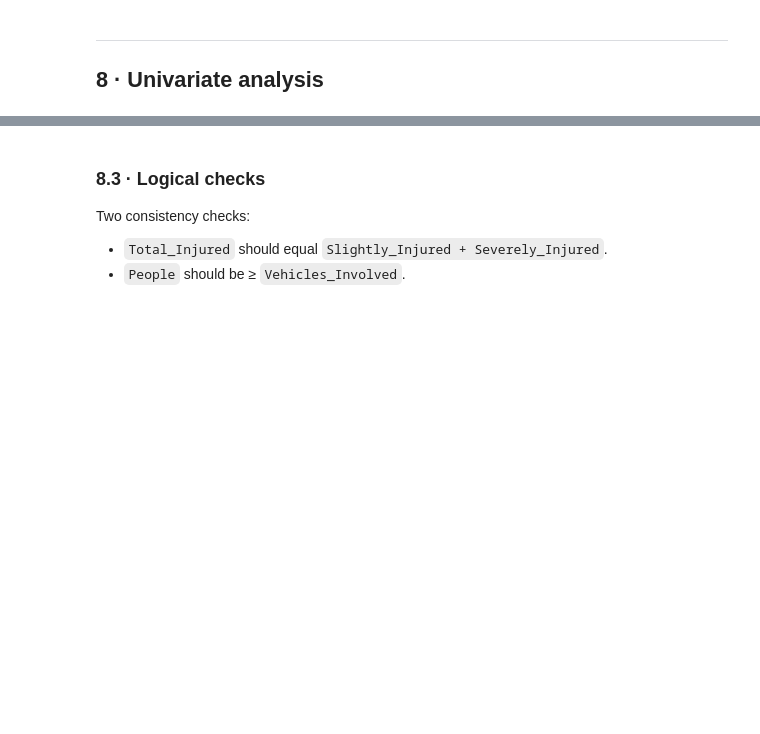
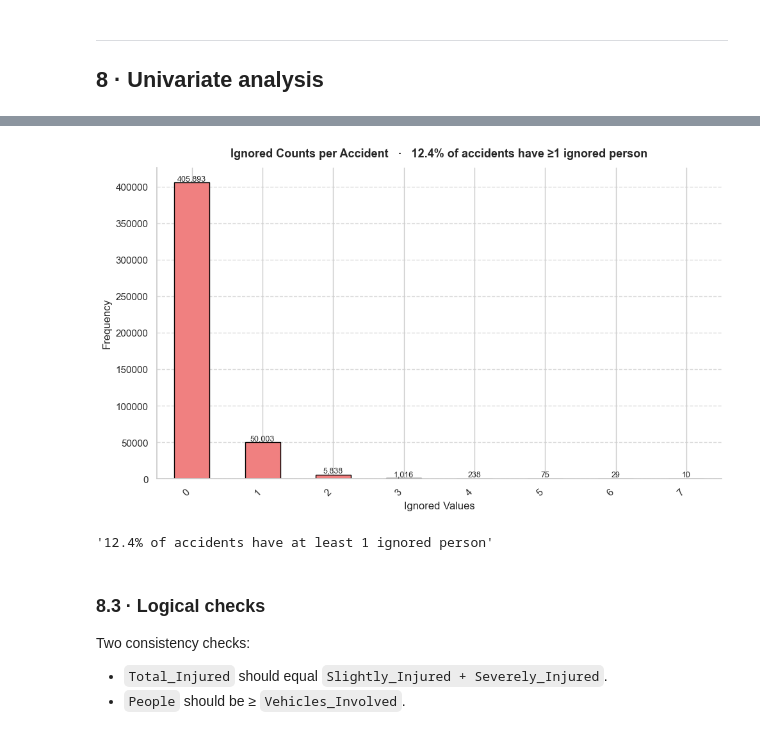
Before and after one commit to Aang1214/Dissertation, a Jupyter notebook: PollishedEDA.ipynb, the cells around one changed output, grey strips where cells are left out. Drawn from its saved outputs; the diff is of its cells as text; code cells hidden in the pictures; blank space fills up the shorter version.

```diff
--- a/PollishedEDA.ipynb
+++ b/PollishedEDA.ipynb
@@ -14,0 +48,3 @@ The work follows a single pass: load, clean, single-variable analysis, multi-var
+# %%
+df = pd.read_csv('accidents_2017_to_2023_english.csv')
+print(f"Loaded {df.shape[0]:,} rows × {df.shape[1]} columns")
@@ -61,5 +272,36 @@ Most accidents have zero fatalities.
 
 `Ignored` records people whose condition was not reported. Roughly 12% of accidents have at least one ignored person.
+# %%
+
+# Calculate statistics
+share = (df['Ignored'] > 0).mean()
+
+# Plot
+plt.figure(figsize=(10, 6))
+ignored_top = df['Ignored'].value_counts().sort_index().head(8)
+ignored_top.plot(kind='bar', color='lightcoral', edgecolor='black')
+
+# Labels and title
+plt.xlabel('Ignored Values')
+plt.ylabel('Frequency')
+plt.title(f'Ignored Counts per Accident   ·   {share:.1%} of accidents have ≥1 ignored person')
+plt.xticks(rotation=45, ha='right')
+plt.grid(axis='y', linestyle='--', alpha=0.7)
+
+# Add value labels on top of bars
+bars = plt.gca()
+for i, (bar, v) in enumerate(zip(bars.patches, ignored_top.values)):
+    plt.text(bar.get_x() + bar.get_width()/2, v + 0.5, f'{v:,}',
+             ha='center', va='bottom', fontsize=9)
+
+plt.tight_layout()
+plt.show()
+
+# Display the proportion
+display(f"{share:.1%} of accidents have at least 1 ignored person")
+# %% [output]
+[figure, added]
+'12.4% of accidents have at least 1 ignored person'
 # %% [markdown]
 ### 8.3 · Logical checks
 
```
Also changed, not shown: parts of 19 cells of this notebook.
